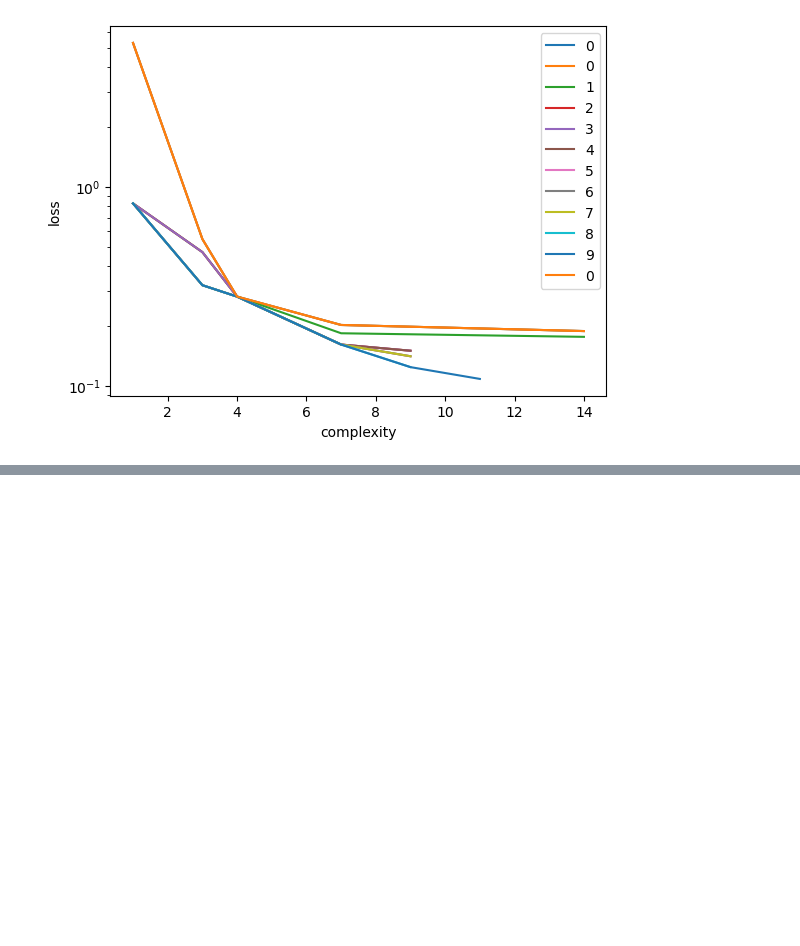
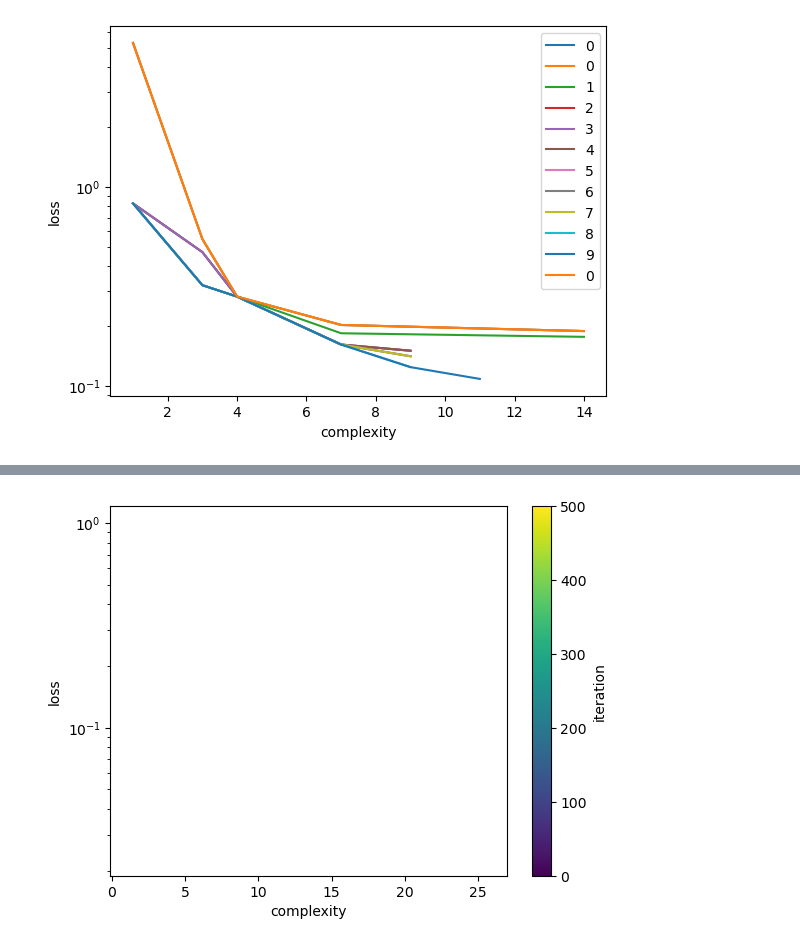
Before and after one commit to ZehaoJin/Ultimate_black_hole_mass_scaling_relations_Symbolic_Regression, a Jupyter notebook: Blackhole_properties/Ultimate_paper/temp_test_1124.ipynb, the cells around one changed output, grey strips where cells are left out. Cells and saved outputs as stored; diff of their text form; code cells hidden in the pictures; blank space fills up the shorter version.

```diff
--- a/Blackhole_properties/Ultimate_paper/temp_test_1124.ipynb
+++ b/Blackhole_properties/Ultimate_paper/temp_test_1124.ipynb
@@ -294,0 +362,44 @@ HTML(anim.to_html5_video())
+# %%
+# animate the pareto front as iterations evolve.
+fig, ax = plt.subplots()
+ax.set_xlabel('complexity')
+ax.set_ylabel('loss')
+ax.set_yscale('log')
+ax.set_xlim(-0.1,27)
+ax.set_ylim(t['loss'].min()*0.9,t['loss'].max()*1.1)
+plt.colorbar(plt.cm.ScalarMappable(norm=plt.Normalize(vmin=0, vmax=niterations), cmap='viridis'), ax=ax, label='iteration')
+
+colors = plt.cm.viridis(np.linspace(0,1,niterations))
+
+def animate(i):
+    t_i=t[t['iterations']==i]
+    # if i>0:
+    #     t_ii=t[t['iterations']==i-1]
+    #     # remove previous iteration
+    #     ax.lines[-1].remove()
+    #     ax.plot(t_ii['complexity'],t_ii['loss'],color=colors[i-1],alpha=0.7,ls='--')
+    # # plot current iteration
+    # ax.plot(t_i['complexity'],t_i['loss'],color=colors[i],alpha=0.7)
+
+    if i>0:
+        #remove the previous scatter points
+        ax.collections[-1].remove()
+
+    ax.scatter(t_i['complexity'],t_i['loss'],color=colors[i],alpha=0.7,s=20)
+    # connect the points with stairs
+    for j in range(len(t_i) - 1):
+        ax.plot([t_i['complexity'].iloc[j], t_i['complexity'].iloc[j+1]], [t_i['loss'].iloc[j], t_i['loss'].iloc[j]],ls='--', linewidth=0.5,color=colors[i])
+        ax.plot([t_i['complexity'].iloc[j+1], t_i['complexity'].iloc[j+1]], [t_i['loss'].iloc[j], t_i['loss'].iloc[j+1]], ls='--', linewidth=0.5,color=colors[i])
+
+    return ax
+
+def init():
+
+    return ax
+
+
+anim = FuncAnimation(fig, animate,init_func=init , frames=np.arange(0, niterations), interval=20)
+#anim = FuncAnimation(fig, animate,init_func=init , frames=np.arange(0, niterations), interval=1000)
+#HTML(anim.to_html5_video())
+# %% [output]
+[figure, added]
```
Also changed, not shown: parts of 8 cells of this notebook, 5 other files.
